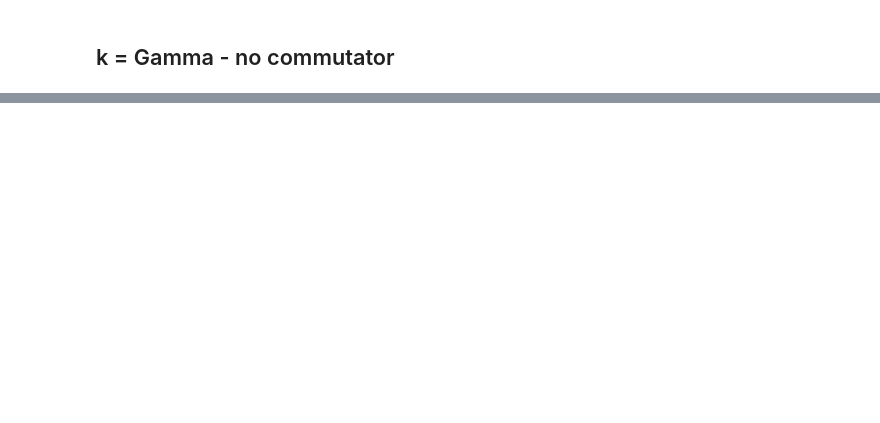
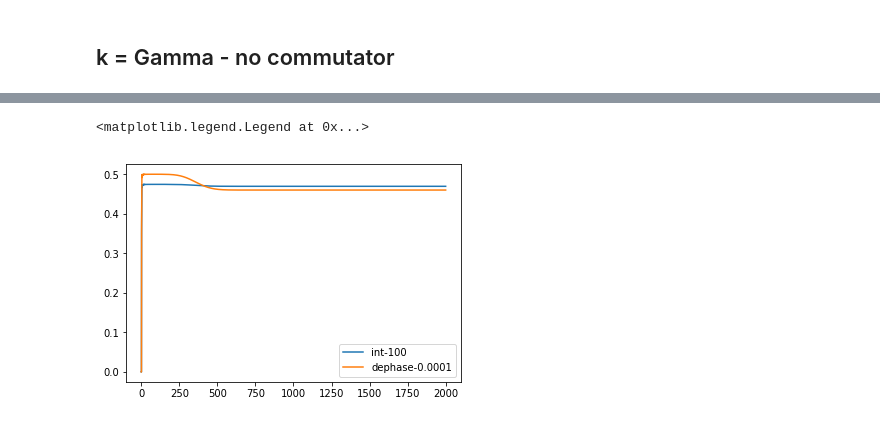
Before and after one commit to marcodalessandro76/Generation-and-decay-of-the-degree-of-spin-polarization-in-GaAs, a Jupyter notebook: Spin_polarization_TD_analysis.ipynb, the cells around one changed output, grey strips where cells are left out. Cells and saved outputs as stored; diff of their text form; code cells hidden in the pictures; blank space fills up the shorter version.

```diff
--- a/Spin_polarization_TD_analysis.ipynb
+++ b/Spin_polarization_TD_analysis.ipynb
@@ -150,0 +44,7 @@ plt.ylim(-0.01,0.005)
+# %%
+plt.plot(mgn_dep1em4_int100['T'],mgn_dep1em4_int100['Mc_z'],label='int-100')
+plt.plot(mgn_dep1em4['T'],mgn_dep1em4['Mc_z'],label='dephase-0.0001')
+plt.legend()
+# %% [output]
+<matplotlib.legend.Legend at 0x...>
+[figure, added]
```
Also changed, not shown: parts of 69 cells of this notebook, 2 other files.
